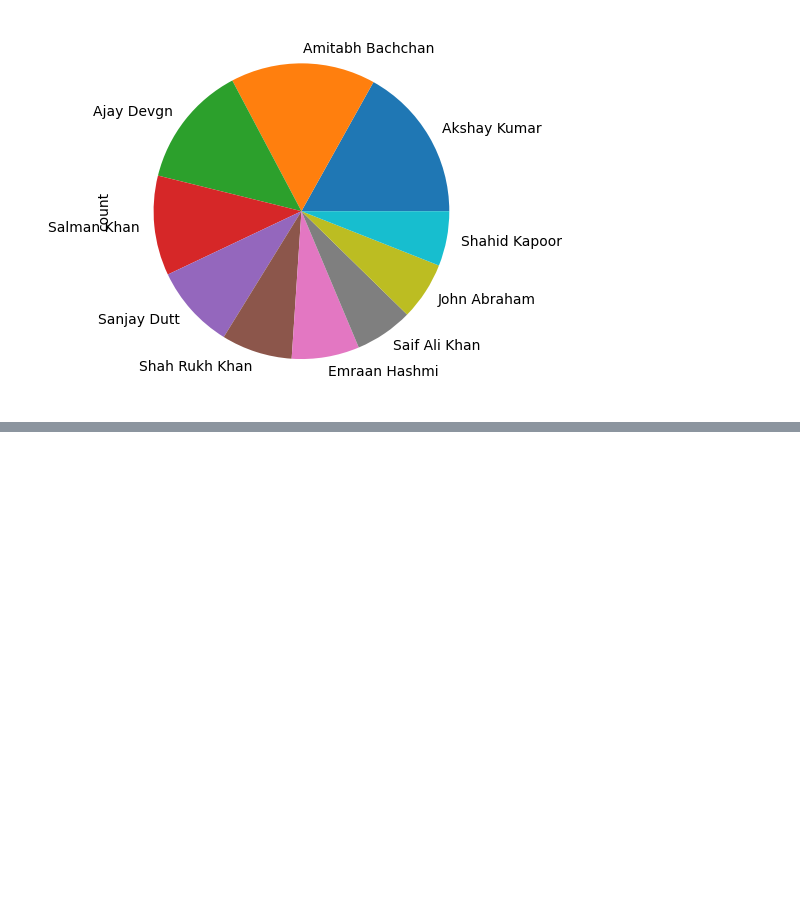
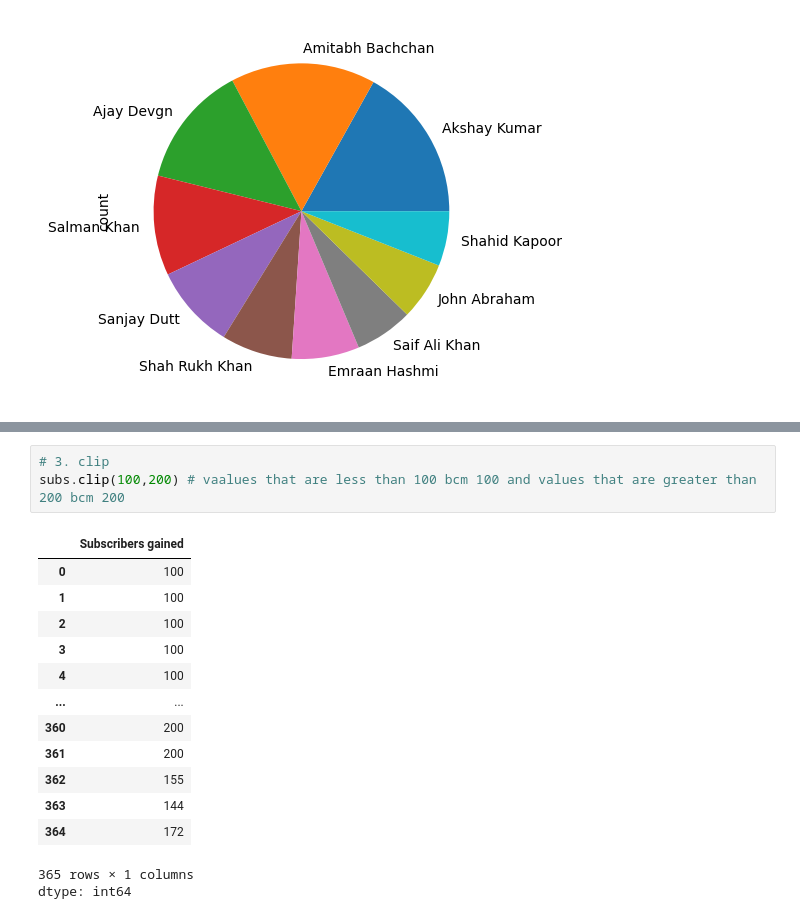
Before and after one commit to vishesh1111/PythonGoogleColab, a Jupyter notebook: Pandas.ipynb, the cells around one changed output, grey strips where cells are left out. Cells and saved outputs as stored; diff of their text form; blank space fills up the shorter version.

```diff
--- a/Pandas.ipynb
+++ b/Pandas.ipynb
@@ -413,0 +465,18 @@ movies.value_counts().head(10).plot(kind = 'pie') # piechart of actors!!!
+# %%
+# 3. clip
+subs.clip(100,200) # vaalues that are less than 100 bcm 100 and values that are greater than 200 bcm 200
+# %% [output]
+|  | Subscribers gained |
+| 0 | 100 |
+| 1 | 100 |
+| 2 | 100 |
+| 3 | 100 |
+| 4 | 100 |
+| ... | ... |
+| 360 | 200 |
+| 361 | 200 |
+| 362 | 155 |
+| 363 | 144 |
+| 364 | 172 |
+365 rows × 1 columns
+dtype: int64
```
Also changed, not shown: parts of 17 cells of this notebook.
